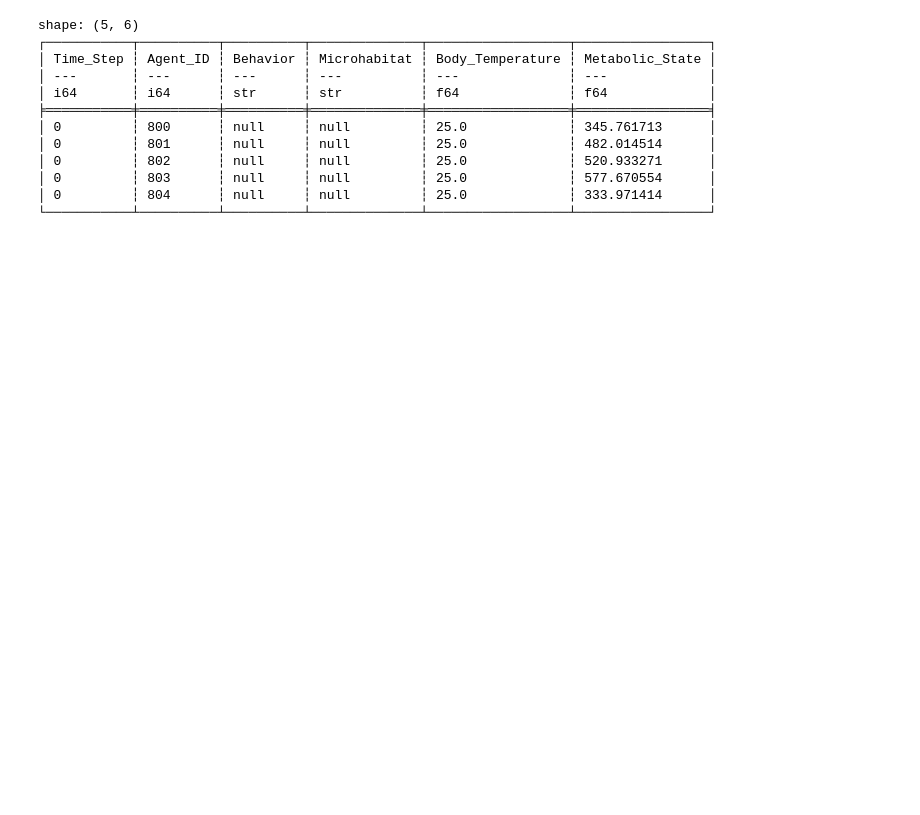
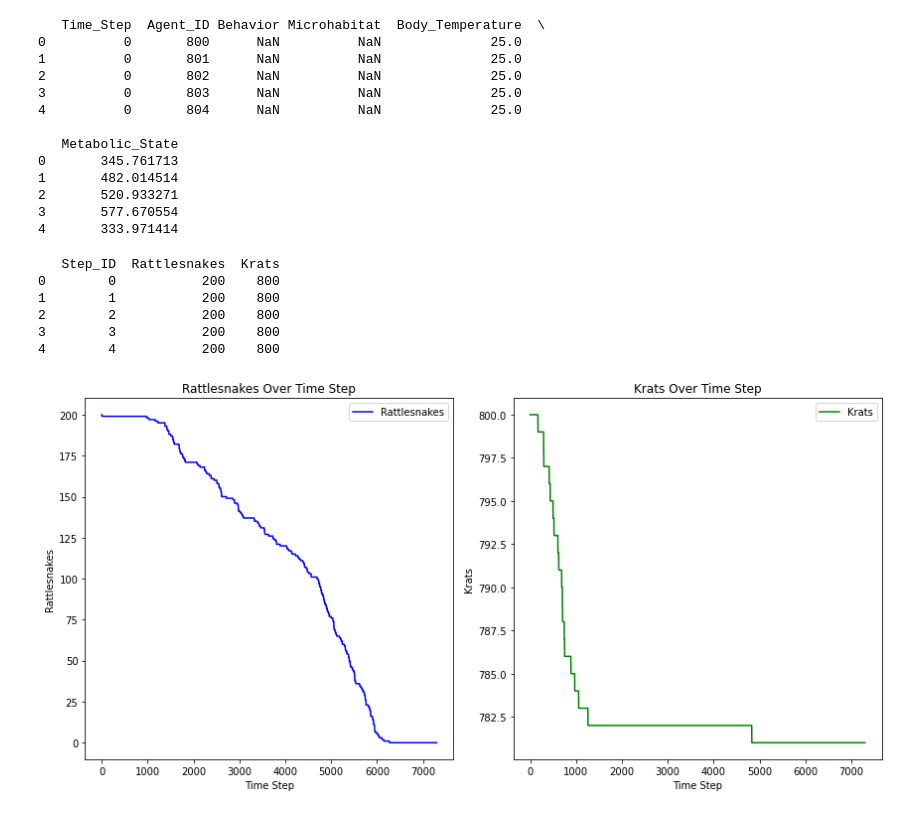
Before and after one commit to michaelremington2/therma_sim, a Jupyter notebook: src/therma_sim/post_sim_analysis_scratch.ipynb, the cells around one changed output. Saved outputs shown, nothing was run; the diff lists cells and outputs as text; code cells hidden in the pictures; blank space fills up the shorter version.

```diff
--- a/src/therma_sim/post_sim_analysis_scratch.ipynb
+++ b/src/therma_sim/post_sim_analysis_scratch.ipynb
@@ -3,21 +3,54 @@ import polars as pl
 import matplotlib.pyplot as plt
 import numpy as np
 # %%
-df = pl.read_csv("Output_Data/agent_data.csv")
+df = pd.read_csv("Output_Data/agent_data.csv")
 print(df.head())
 # %% [output]
-shape: (5, 6)
-┌───────────┬──────────┬──────────┬──────────────┬──────────────────┬─────────────────┐
-│ Time_Step ┆ Agent_ID ┆ Behavior ┆ Microhabitat ┆ Body_Temperature ┆ Metabolic_State │
-│ ---       ┆ ---      ┆ ---      ┆ ---          ┆ ---              ┆ ---             │
-│ i64       ┆ i64      ┆ str      ┆ str          ┆ f64              ┆ f64             │
-╞═══════════╪══════════╪══════════╪══════════════╪══════════════════╪═════════════════╡
-│ 0         ┆ 800      ┆ null     ┆ null         ┆ 25.0             ┆ 345.761713      │
-│ 0         ┆ 801      ┆ null     ┆ null         ┆ 25.0             ┆ 482.014514      │
-│ 0         ┆ 802      ┆ null     ┆ null         ┆ 25.0             ┆ 520.933271      │
-│ 0         ┆ 803      ┆ null     ┆ null         ┆ 25.0             ┆ 577.670554      │
-│ 0         ┆ 804      ┆ null     ┆ null         ┆ 25.0             ┆ 333.971414      │
-└───────────┴──────────┴──────────┴──────────────┴──────────────────┴─────────────────┘
+   Time_Step  Agent_ID Behavior Microhabitat  Body_Temperature  \
+0          0       800      NaN          NaN              25.0
+1          0       801      NaN          NaN              25.0
+2          0       802      NaN          NaN              25.0
+3          0       803      NaN          NaN              25.0
+4          0       804      NaN          NaN              25.0
+
+   Metabolic_State
+0       345.761713
+1       482.014514
+2       520.933271
+3       577.670554
+4       333.971414
+# %%
+df_pop = pd.read_csv("Output_Data/model_data.csv")
+print(df_pop.head())
+# %% [output]
+   Step_ID  Rattlesnakes  Krats
+0        0           200    800
+1        1           200    800
+2        2           200    800
+3        3           200    800
+4        4           200    800
+# %%
+fig, (ax1, ax2) = plt.subplots(1, 2, figsize=(12, 6))
+
+# Plot Rattlesnakes on the left (ax1)
+ax1.plot(df_pop["Step_ID"], df_pop["Rattlesnakes"], label="Rattlesnakes", color="blue")
+ax1.set_title("Rattlesnakes Over Time Step")
+ax1.set_xlabel("Time Step")
+ax1.set_ylabel("Rattlesnakes")
+ax1.legend()
+
+# Plot Krats on the right (ax2)
+ax2.plot(df_pop["Step_ID"], df_pop["Krats"], label="Krats", color="green")
+ax2.set_title("Krats Over Time Step")
+ax2.set_xlabel("Time Step")
+ax2.set_ylabel("Krats")
+ax2.legend()
+
+# Show plot
+plt.tight_layout()
+plt.show()
+# %% [output]
+[figure, added]
 # %%
 ## Single snake
 # Filter for the agent with ID 800
```
Also changed, not shown: parts of 6 cells of this notebook, 10 other files.
